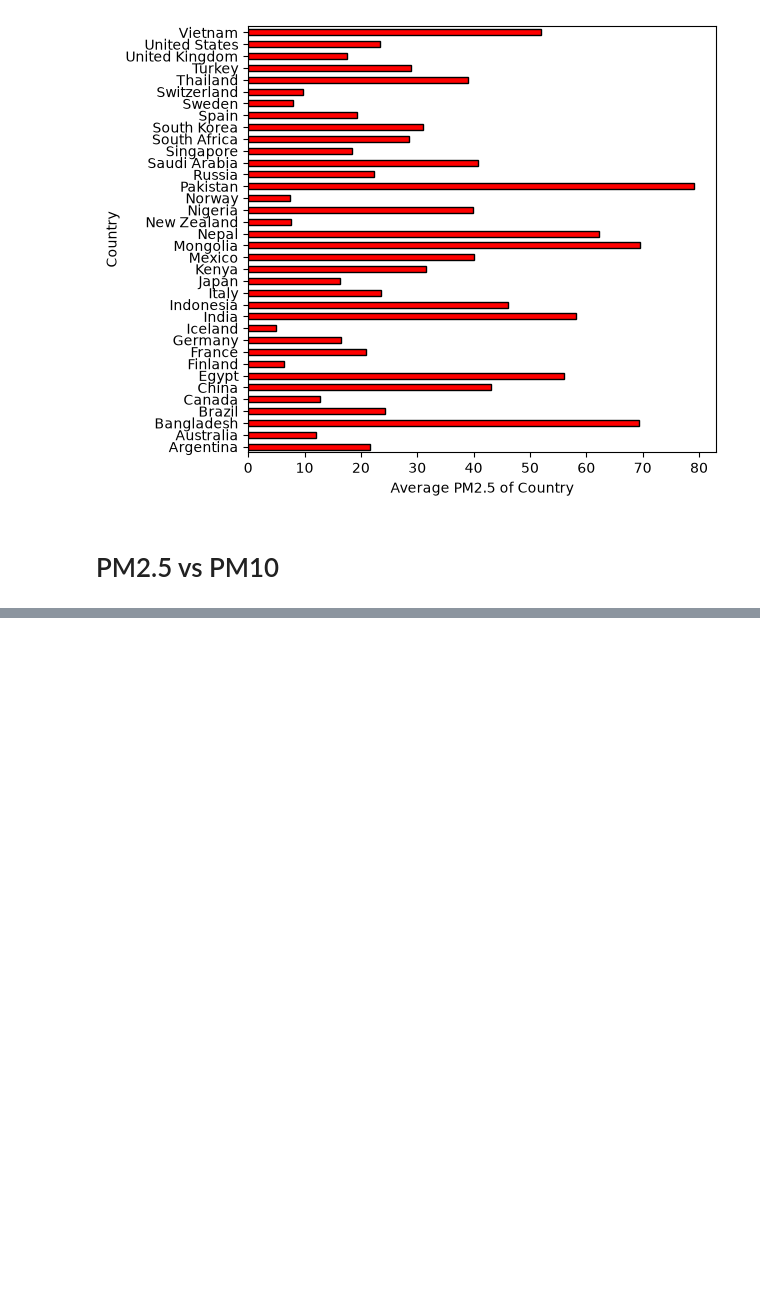
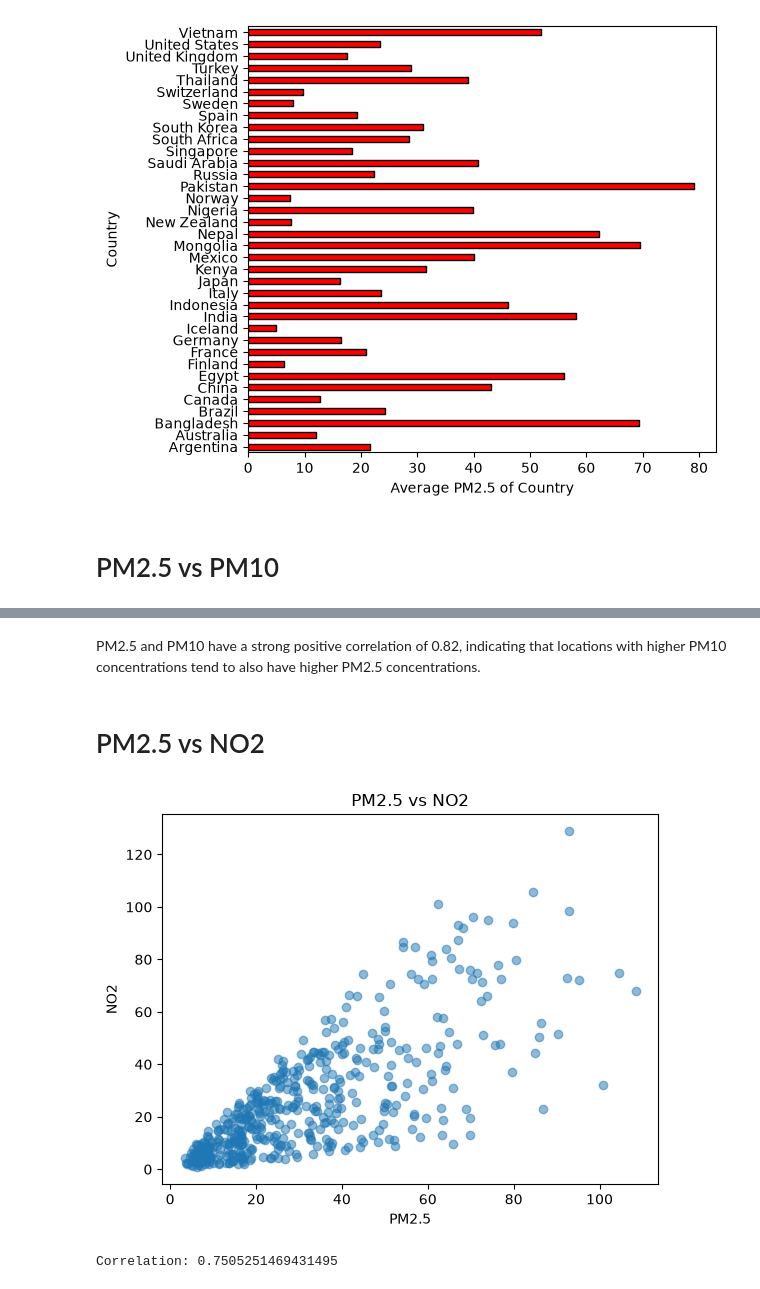
Before and after one commit to kosishadh/Global-Air-Quality-Analysis, a Jupyter notebook: main.ipynb, the cells around one changed output, grey strips where cells are left out. Cells and saved outputs as stored; diff of their text form; code cells hidden in the pictures; blank space fills up the shorter version.

```diff
--- a/main.ipynb
+++ b/main.ipynb
@@ -246,0 +249,24 @@ correlation= np.corrcoef()
+# %% [markdown]
+PM2.5 and PM10 have a strong positive correlation of 0.82, indicating that locations with higher PM10 concentrations tend to also have higher PM2.5 concentrations.
+# %% [markdown]
+# PM2.5 vs NO2
+# %%
+import pandas as pd
+import numpy as np
+import matplotlib.pyplot as plt
+
+df = pd.read_csv('data.csv')
+x=df["PM2.5"]
+y=df["NO2"]
+
+plt.scatter(x,y,alpha=0.5)
+plt.xlabel("PM2.5")
+plt.ylabel("NO2")
+plt.title("PM2.5 vs NO2")
+plt.show()
+
+correlation = np.corrcoef(x,y)[0,1]
+print("Correlation:", correlation)
+# %% [output]
+[figure, added]
+Correlation: 0.7505251469431495
```
Also changed, not shown: parts of 1 cell of this notebook.
